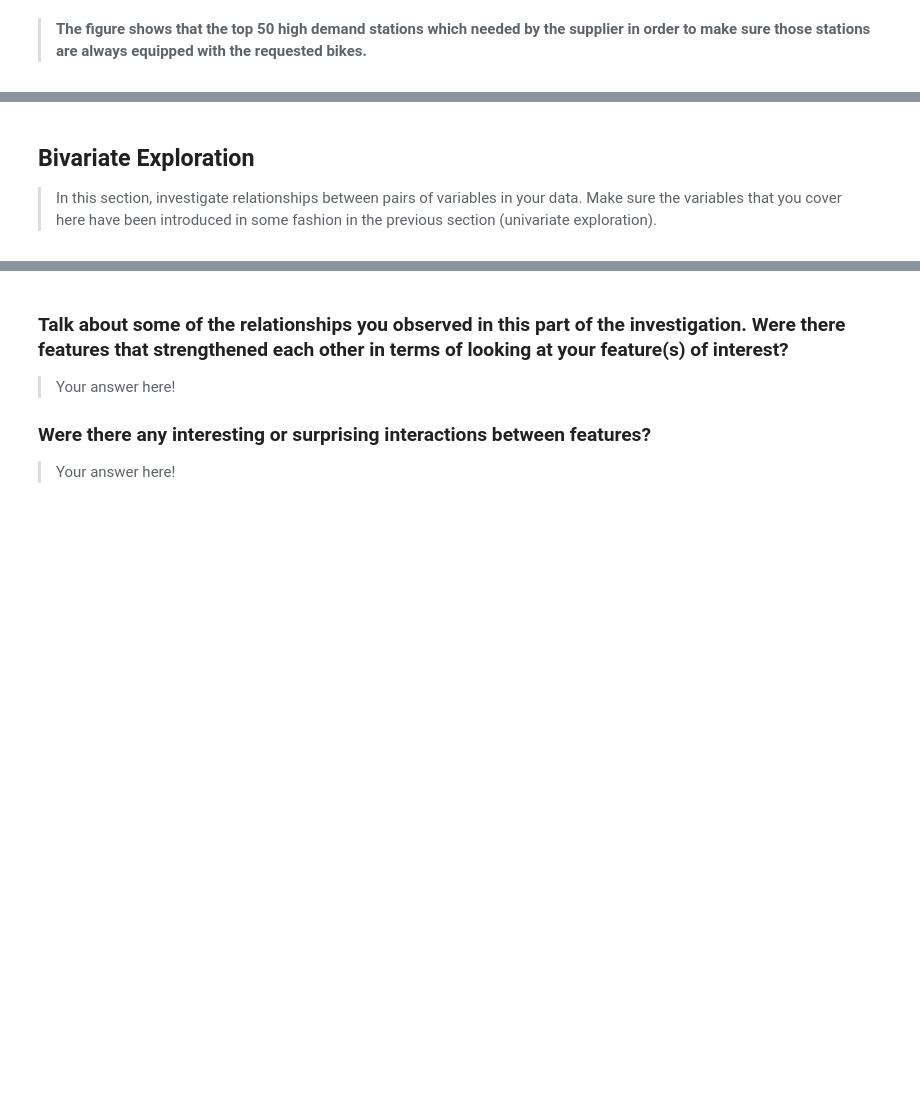
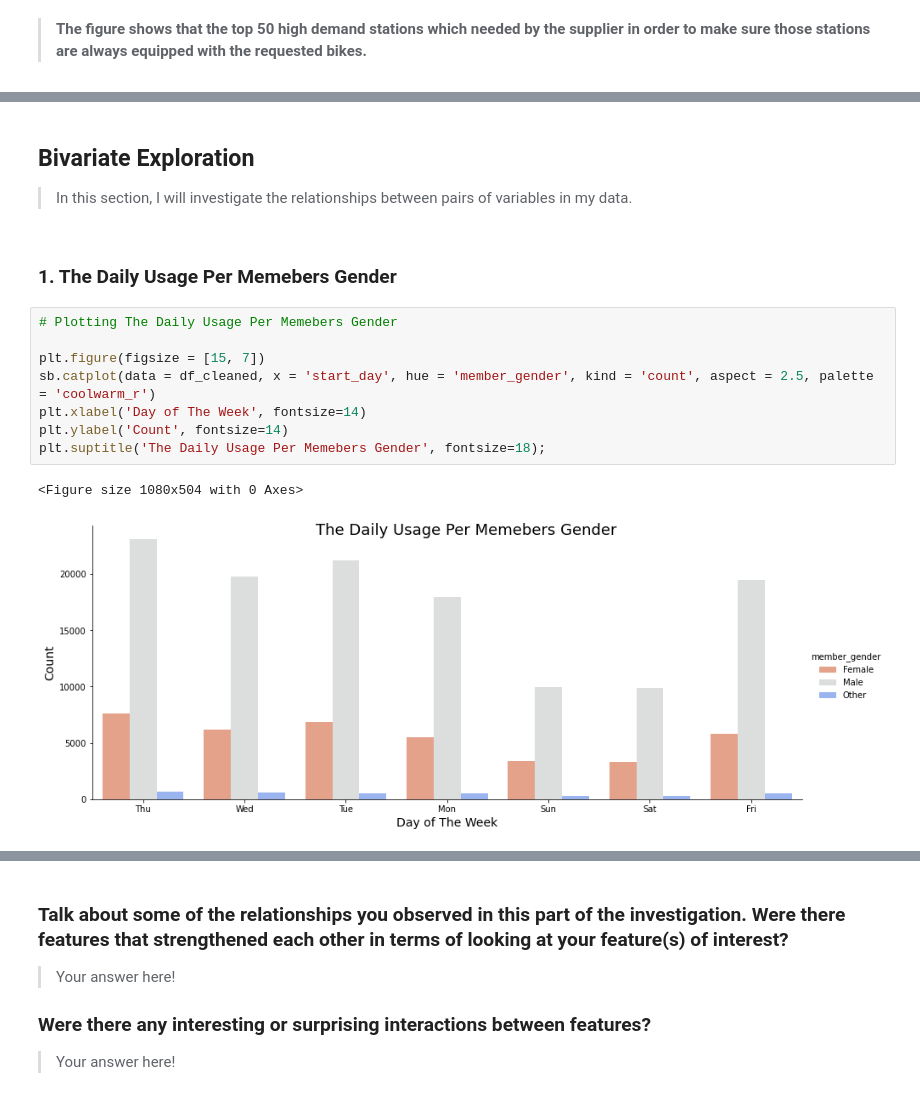
Before and after one commit to KarimEl-Dweky/Communicate-Data-Findings-Ford-Go-Bike, a Jupyter notebook: exploration.ipynb, the cells around one changed output, grey strips where cells are left out. Saved outputs shown, nothing was run; the diff lists cells and outputs as text; blank space fills up the shorter version.

Commit message:
Bivariate Exploration Of Exploration File Completed

```diff
--- a/exploration.ipynb
+++ b/exploration.ipynb
@@ -620,6 +625,17 @@ plt.xticks(rotation = 90, size = 10);
 # %% [markdown]
 ## Bivariate Exploration
 
-> In this section, investigate relationships between pairs of variables in your
-data. Make sure the variables that you cover here have been introduced in some
-fashion in the previous section (univariate exploration).
+> In this section, I will investigate the relationships between pairs of variables in my data.
+# %% [markdown]
+### 1. The Daily Usage Per Memebers Gender
+# %%
+# Plotting The Daily Usage Per Memebers Gender
+
+plt.figure(figsize = [15, 7])
+sb.catplot(data = df_cleaned, x = 'start_day', hue = 'member_gender', kind = 'count', aspect = 2.5, palette = 'coolwarm_r')
+plt.xlabel('Day of The Week', fontsize=14)
+plt.ylabel('Count', fontsize=14)
+plt.suptitle('The Daily Usage Per Memebers Gender', fontsize=18);
+# %% [output]
+<Figure size 1080x504 with 0 Axes>
+[figure, added]
```
Also changed, not shown: parts of 26 cells of this notebook.
